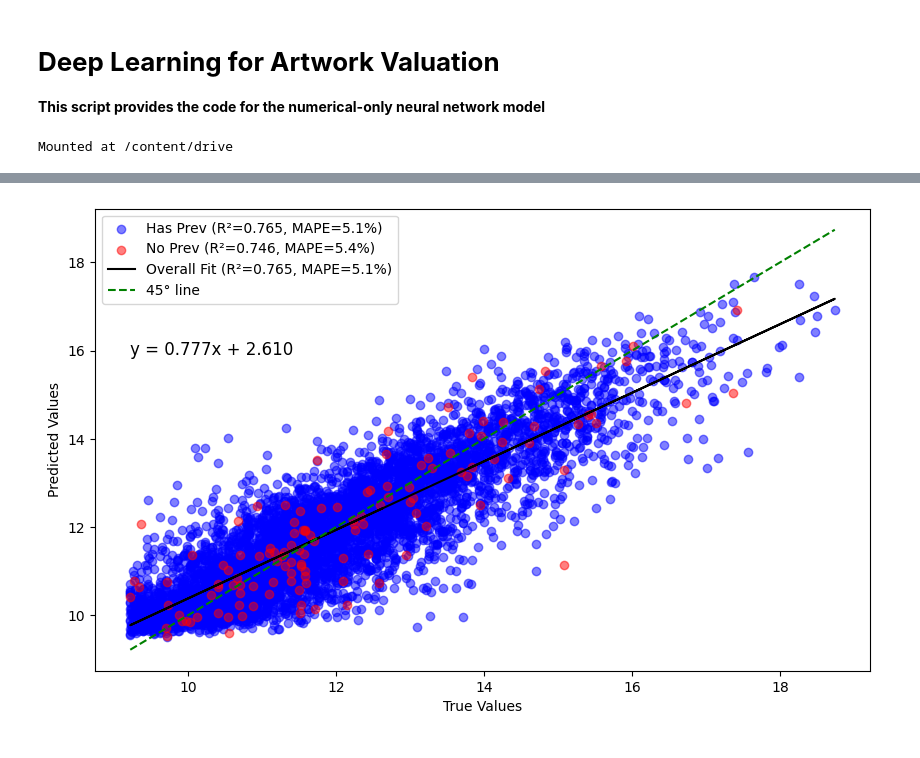
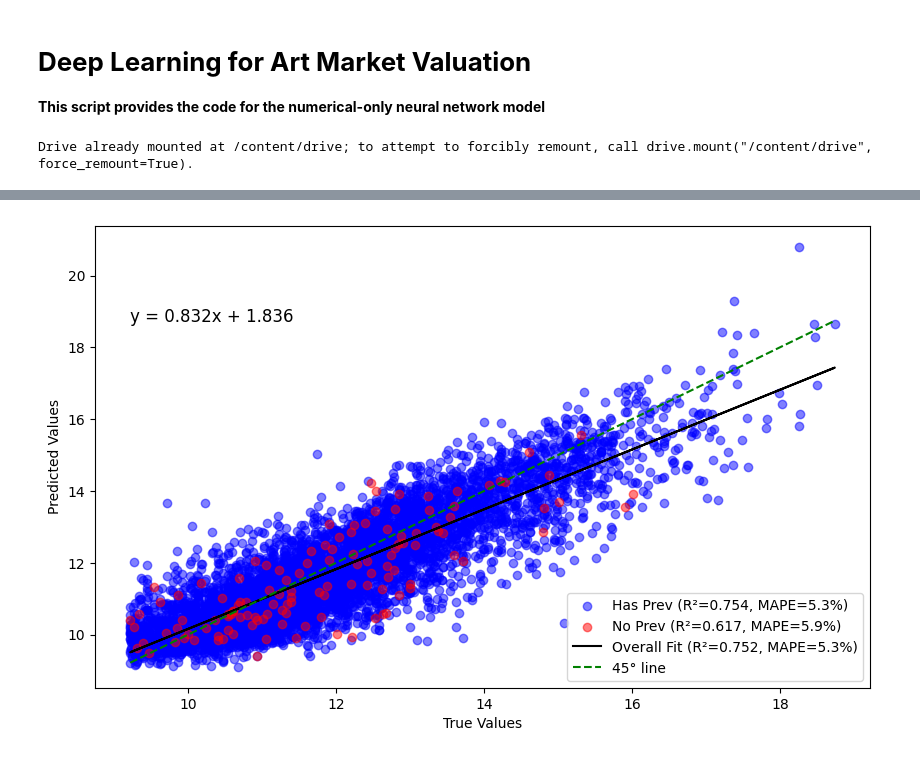
Before and after one commit to janwaelty/Master-Thesis, a Jupyter notebook: numerical_model.ipynb, the cells around one changed output, grey strips where cells are left out. Cells and saved outputs as stored; diff of their text form; code cells hidden in the pictures.

```diff
--- a/numerical_model.ipynb
+++ b/numerical_model.ipynb
@@ -1,7 +1,7 @@
 # %% [markdown]
 <a href="https://colab.research.google.com/github/janwaelty/Master-Thesis/blob/main/numerical_model.ipynb" target="_parent"><img src="https://colab.research.google.com/assets/colab-badge.svg" alt="Open In Colab"/></a>
 # %% [markdown]
-# **Deep Learning for Artwork Valuation**
+# **Deep Learning for Art Market Valuation**
 
 **This script provides the code for the numerical-only neural network model**
 # %%
@@ -23,11 +23,8 @@ from sklearn.linear_model import LinearRegression
 from sklearn.metrics import mean_squared_error
 from sklearn.preprocessing import MinMaxScaler
 from torchvision import datasets, transforms
-from sklearn.linear_model import Ridge
-from sklearn.preprocessing import PolynomialFeatures
-from sklearn.compose import ColumnTransformer
-from sklearn.pipeline import Pipeline
 from sklearn.model_selection import GridSearchCV
+import random
 
 
 drive.mount('/content/drive')
@@ -47,25 +44,32 @@ from data_preprocess import (
     fit_visualization as fit_visualization,
     repeated_to_single_transactions as repeated_to_single_transactions,
     one_hot as one_hot,    data_filter as data_filter,
-    column_type_split as column_type_split,
     get_location_dict as get_location_dict,
     add_location_column as add_location_column,
     load_image_data as load_image_data,
     check_image_existence as check_image_existence,
     filter_data_for_missing_images as filter_data_for_missing_images,
+
 )
 # %% [output]
-Mounted at /content/drive
+Drive already mounted at /content/drive; to attempt to forcibly remount, call drive.mount("/content/drive", force_remount=True).
 # %%
+def set_seed(seed):
+    random.seed(seed)
+    np.random.seed(seed)
+    torch.manual_seed(seed)
+    torch.cuda.manual_seed(seed)
+    torch.cuda.manual_seed_all(seed)
+    torch.backends.cudnn.deterministic = True
+    torch.backends.cudnn.benchmark = False
+
+
 class TransactionDataset(Dataset):
-
     def __init__(self, X, y):
         self.X = X.reset_index(drop=True).values.astype('float32')
         self.y = y.reset_index(drop=True).values.astype('float32')
-
     def __len__(self):
         return len(self.X)
-
     def __getitem__(self, idx):
         x_sample = self.X[idx]
         y_sample = self.y[idx]
@@ -83,10 +87,9 @@ def create_dataloaders(X_train, X_test, y_train, y_test,   batch_size=32):
     return train_loader, test_loader
 
 
-import torch.nn as nn
 
 class FeatureProjection(nn.Module):
-    def __init__(self, in_features, output_dim=100):  # smaller projection
+    def __init__(self, in_features, output_dim=100):
         super(FeatureProjection, self).__init__()
         self.fc = nn.Linear(in_features, output_dim)
         self.relu = nn.ReLU()
@@ -97,9 +100,7 @@ class FeatureProjection(nn.Module):
 class Numerical_Model(nn.Module):
     def __init__(self, in_features, projection_output_dim=100):
         super(Numerical_Model, self).__init__()
-
         self.feature_projection = FeatureProjection(in_features, projection_output_dim)
-
         self.fc1 = nn.Linear(projection_output_dim, 128)
         self.bn1 = nn.BatchNorm1d(128)
         self.fc2 = nn.Linear(128, 64)
@@ -122,10 +123,8 @@ class Numerical_Model(nn.Module):
 
 def train(network, trainloader, testloader, epochs=30, eta=0.0001):
     optimizer = torch.optim.Adam(model.parameters(), lr=eta, weight_decay=1e-4)
-    #optimizer = torch.optim.RMSprop(model.parameters(), lr=eta)
     device = torch.device("cuda" if torch.cuda.is_available() else "cpu")
     network = network.to(device)
-
     loss = torch.nn.MSELoss()
     val_loss = []
 
@@ -180,6 +179,7 @@ def train(network, trainloader, testloader, epochs=30, eta=0.0001):
     return network, pred, target
 # %%
 if __name__ == '__main__':
+  set_seed(1)
   # load numerical data
   artist_data_path= "/content/drive/My Drive/artist_graph_data.xlsx"
   artwork_numeric_data = pd.read_excel(artist_data_path)
@@ -195,7 +195,6 @@ if __name__ == '__main__':
   missing_images = check_image_existence(image_paths, base_dir)
   data_filtered = filter_data_for_missing_images(artwork_numeric_data, missing_images, base_dir)
 
-
   # variables to select from df
   selected_vars =  ['category', 'artist', 'transaction_price', 'height',
                   'width', 'medium', 'transaction_house',
@@ -205,8 +204,7 @@ if __name__ == '__main__':
   one_hot_vars = ['category', 'artist', 'medium', 'transaction_house', 'location']
 
   # variables that need min-max scaling
-  numerical_cols = ['height', 'width', 'transaction_year', 'aspect_ratio']
-
+  numerical_cols = ['height', 'width', 'transaction_year', 'aspect_ratio','prev_transaction_price']
 
   # preprocessing and train/test split
   X_train, X_test, y_train, y_test = data_split(data_filtered,
@@ -214,7 +212,6 @@ if __name__ == '__main__':
                                                 one_hot_vars,
                                                 numerical_cols,
                                                2022)
-
 
   # sample checks
   print(f"Total test samples: {len(y_test)}")
@@ -225,17 +222,13 @@ if __name__ == '__main__':
   # initialize dataloaders for model training
   trainloader, testloader = create_dataloaders(X_train, X_test, y_train, y_test)
 
-
   # Initialize the model with the correct number of input features
   model = Numerical_Model(in_features=X_train.shape[1])
-
 
   # Train the model
   NumericalModel, prediction_numerical_model, target = train(model, trainloader,
                                                            testloader,
-                                                           epochs = 30, eta =0.0001 )
-
-
+                                                           epochs = 30, eta =0.0001)
   # sample checks
   print(f"Total test batches: {len(testloader)}")
   print(f"Total test samples: {len(y_test)}")
@@ -244,7 +237,9 @@ if __name__ == '__main__':
   print("Std of y_test:", np.std(y_test))
   print("Std of predictions:", np.std(prediction_numerical_model))
 
-  fit_visualization(X_test,target, prediction_numerical_model, save_path="nn.png")
+  fit_visualization(X_test,target, prediction_numerical_model, save_path = "numerical.png")
+  # OR, save just the state_dict (recommended)
+  torch.save(NumericalModel.state_dict(), 'numerical_model_final_state_dict.pth')
 # %% [output]
 Dateien entpackt in: /content/data
 number of nans: 1201
@@ -266,4 +261,4 @@ Plot saved to nn.png
-[figure, old version]
+[figure, new version]
 # %%
 import itertools
 
```
Also changed, not shown: parts of 2 cells of this notebook.
